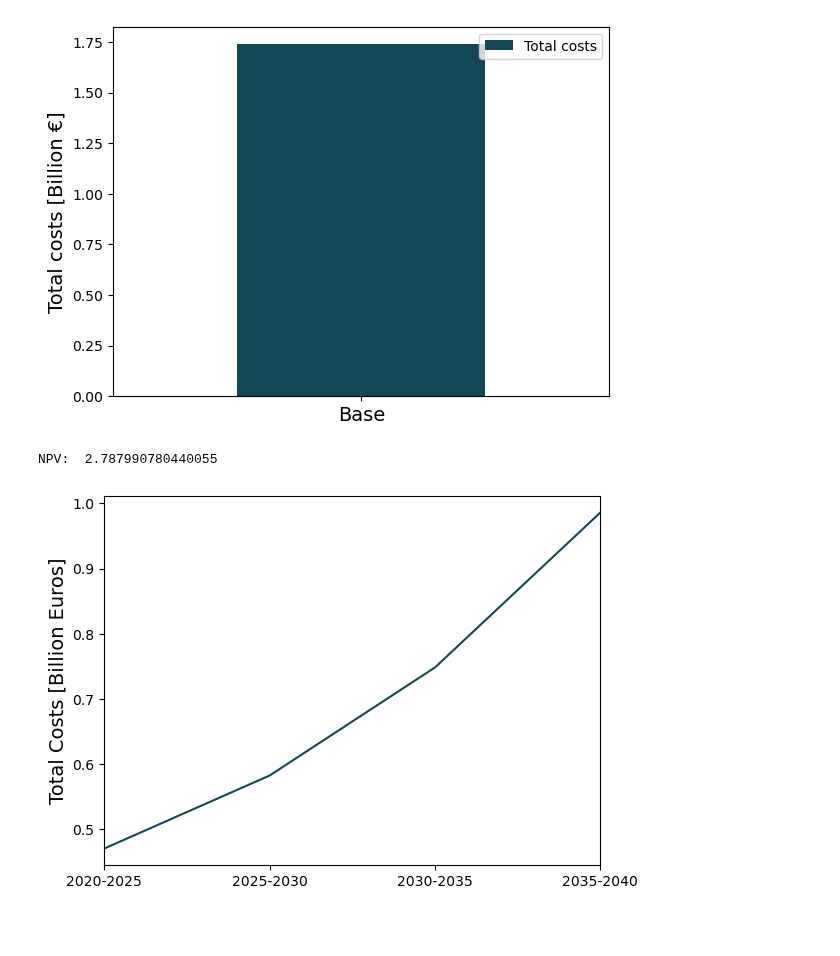
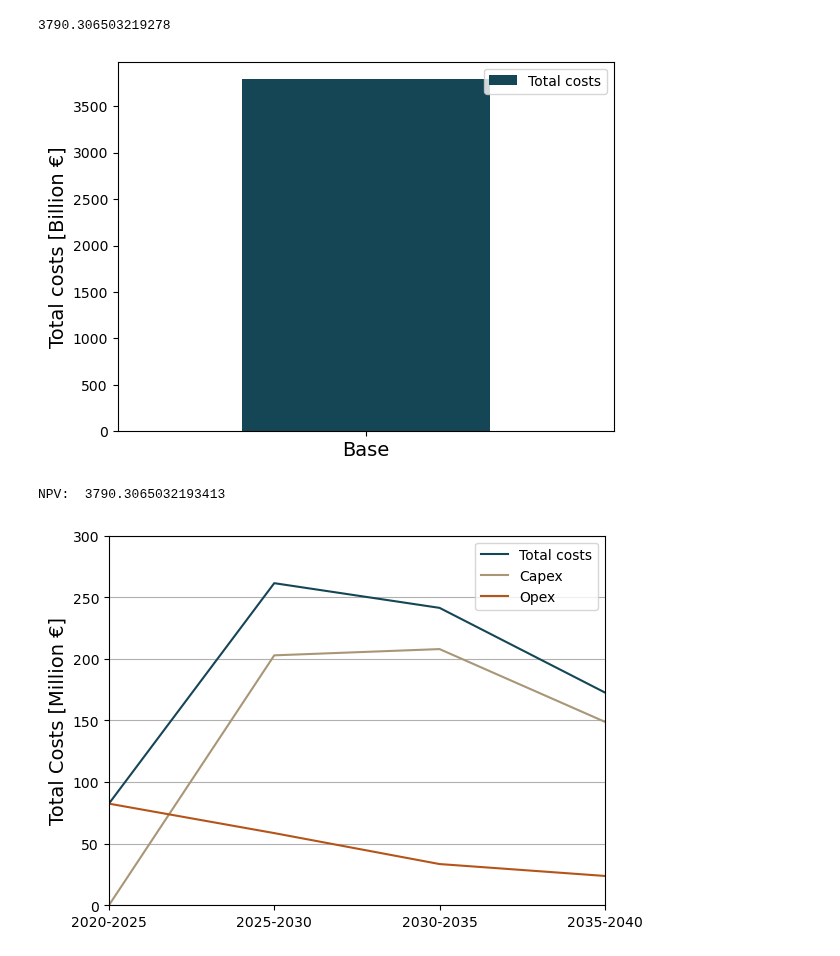
Before and after one commit to maribjorn/EMPIRE-BO, a Jupyter notebook: plot.ipynb, the cells around one changed output. Cells and saved outputs as stored; diff of their text form; code cells hidden in the pictures; blank space fills up the shorter version.

```diff
--- a/plot.ipynb
+++ b/plot.ipynb
@@ -34,6 +37,7 @@ grey3 = '#C6C6C6'
 grey4 = '#939393'
 blue1 = '#3EA1C0'
 # %%
+discountrate = 0.04
 NoOfPeakSeason = 2
 lengthPeakSeason = 24
 NoOfRegSeason = 4
@@ -45,15 +49,21 @@ new_names = ['CCGT',   'OCGT',  'Biomass',  'Oil'  ,'Wind', 'Solar', 'Hydro ror'
 new_names_2 = ['CCGT',   'OCGT',  'Biomass',  'Oil'  ,'Wind', 'Solar', 'Hydro', 'Geothermal']
 old_names = ['Gas CCGT',    'Gas OCGT',  'Bio',   'Oil existing',  'Wind onshore',  'Solar'  ,'Hydro run-of-the-river', 'Hydro regulated', 'Geo']
 scenario = '1'
-date = '0502'
-time = '0854'
+date = '0506'
+time = '1137'
+
 file_path = 'Results/bolivia_v1_reg' + str(lengthRegSeason) + '_peak24_sce' + scenario + '_randomSGR_2024' + date + time + '/results_output_EuropePlot.csv'
 operational_data = pd.read_csv('Results/bolivia_v1_reg' + str(lengthRegSeason) + '_peak24_sce' + scenario + '_randomSGR_2024' + date + time +'/results_output_Operational.csv')
 investment_data = pd.read_csv('Results/bolivia_v1_reg' + str(lengthRegSeason) + '_peak24_sce' + scenario + '_randomSGR_2024' + date + time +'/results_output_gen.csv')
 objective_value = pd.read_csv('Results/bolivia_v1_reg' + str(lengthRegSeason) + '_peak24_sce' + scenario + '_randomSGR_2024' + date + time +'/results_objective.csv', header=None)
+transmission_data = pd.read_csv('Results/bolivia_v1_reg' + str(lengthRegSeason) + '_peak24_sce' + scenario + '_randomSGR_2024' + date + time +'/results_output_transmision.csv')
+stor_data = pd.read_csv('Results/bolivia_v1_reg' + str(lengthRegSeason) + '_peak24_sce' + scenario + '_randomSGR_2024' + date + time +'/results_output_stor.csv')
+node_sheet = load_workbook('Data handler/bolivia_v1/Node.xlsx')
+
 scenario_int = int(scenario)
 prob_scenarios = {f"scenario{i}": 1/scenario_int for i in range(1,scenario_int+1)}
-discountrate = 0.07
+regular_seasons = ['winter', 'spring', 'summer', 'fall']
+peak_seasons = ['peak1', 'peak2']
 # %%
 # Helper functions
 def get_colors(carriers):
@@ -281,45 +350,59 @@ plt.tight_layout(pad=3.0)
 # %%
-total_costs = objective_value.iloc[0,1] /1e9
+total_costs = objective_value.iloc[0,1] /1e6
 total_costs_df = pd.DataFrame(total_costs, index=['Base'],  columns=['Total costs'])
-
+print(total_costs)
 total_costs_df.plot(kind='bar', color=teal2)
 plt.ylabel('Total costs [Billion €]', fontsize=14)
 plt.xticks(rotation = 0, fontsize=14)
 
 plt.show()
 # %% [output]
+3790.306503219278
-[figure, old version]
+[figure, new version]
 # %%
 periods = ['2020-2025', '2025-2030', '2030-2035', '2035-2040']
+load_shed_cost = node_sheet['NodeLostLoadCost']['C4'].value
 capex_dict = {}
 for period in periods:
-    sum_capex = investment_data[(investment_data['Period'] == period)]['DiscountedInvestmentCost_Euro'].sum()
-    capex_dict[period] = sum_capex / 1e9 # in billion euros
+    sum_capex = (investment_data[(investment_data['Period'] == period)]['DiscountedInvestmentCost_Euro'].sum()
+                 + transmission_data[(transmission_data['Period'] == period)]['DiscountedInvestmentCost_EuroPerMW'].sum()
+                 + stor_data[(stor_data['Period'] == period)]['DiscountedInvestmentCostPWEN_EuroPerMWMWh'].sum())
+    capex_dict[period] = sum_capex / 1e6
 
 capex = pd.DataFrame(list(capex_dict.items()), columns=['Period', 'TotalInvestment'])
 
-operational_discountrate = sum((1+discountrate)**(-j) for j in list(range(0,LeapYearsInvestment)))
+operational_scalar = sum((1+discountrate)**(-j) for j in list(range(0,LeapYearsInvestment)))
 
 opex_dict = {}
-for period in periods:
+for period, num_period in zip(periods, range(1, len(periods) + 1)):
     sum_opex = 0
+    coeff = 1
+    if num_period > 1:
+        coeff = pow(1.0 + discountrate, -LeapYearsInvestment * (num_period - 1))
     for i in range(scenario_int):
         for tech in old_names:
             tech_no_space = tech.replace(" ", "")
-            generated = operational_data[(operational_data['Period'] == period) & (operational_data['Scenario'] == f'scenario{i+1}')][tech_no_space + '_MW'].sum()
-            sum_opex += generated*get_marginal_cost(tech)*season_scale[0]*prob_scenarios[f'scenario{i+1}']*operational_discountrate
+            generated = operational_data[(operational_data['Period'] == period) & (operational_data['Scenario'] == f'scenario{i+1}') & (operational_data['Season'].isin(regular_seasons))][tech_no_space + '_MW'].sum()
+            generated_peak = operational_data[(operational_data['Period'] == period) & (operational_data['Scenario'] == f'scenario{i+1}') & (operational_data['Season'].isin(peak_seasons))][tech_no_space + '_MW'].sum()
+            sum_opex += get_marginal_cost(tech) * (generated * season_scale[0] + generated_peak * season_scale[5]) * prob_scenarios[f'scenario{i+1}'] * coeff * operational_scalar
+        sum_opex += operational_data[(operational_data['Period'] == period) & (operational_data['Scenario'] == f'scenario{i+1}') & (operational_data['Season'].isin(regular_seasons))]['LoadShed_MW'].sum() * load_shed_cost * season_scale[0] * prob_scenarios[f'scenario{i+1}'] * coeff * operational_scalar
 
-    opex_dict[period] = sum_opex / 1e9 # in billion euros
+    opex_dict[period] = sum_opex / 1e6 # in billion euros
 
 opex = pd.DataFrame(list(opex_dict.items()), columns=['Period', 'TotalOperationalCost'])
 npv = capex['TotalInvestment'].sum() + opex['TotalOperationalCost'].sum()
 print('NPV: ', npv)
 
-total_costs = capex['TotalInvestment'] + opex['TotalOperationalCost']
-plt.plot(periods, total_costs, color=teal2)
-plt.ylabel('Total Costs [Billion Euros]', fontsize=14)
-plt.xlim(0, 3)
+total_costs = (capex['TotalInvestment'] + opex['TotalOperationalCost']) / 5
+plt.plot(periods, total_costs, color=teal2, label ='Total costs')
+plt.plot(periods, capex['TotalInvestment'] /5, color=beige2, label='Capex')
+plt.plot(periods, opex['TotalOperationalCost'] /5, color=brown2, label = 'Opex')
+plt.ylabel('Total Costs [Million €]', fontsize=14)
+plt.xlim(0,3)
+plt.ylim(0,300)
+plt.grid(axis='y')
+plt.legend()
 plt.show()
 # %% [output]
-NPV:  2.787990780440055
+NPV:  3790.3065032193413
-[figure, old version]
+[figure, new version]
```
Also changed, not shown: parts of 8 cells of this notebook, 19 other files.
